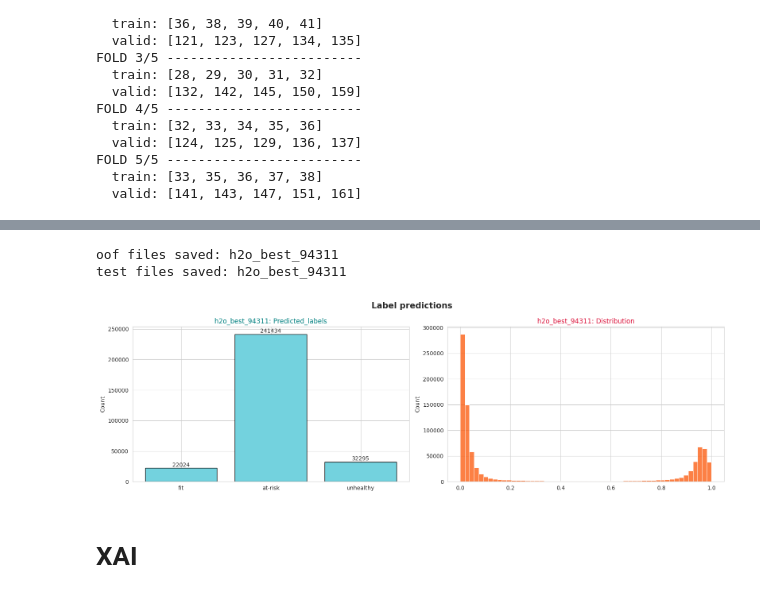
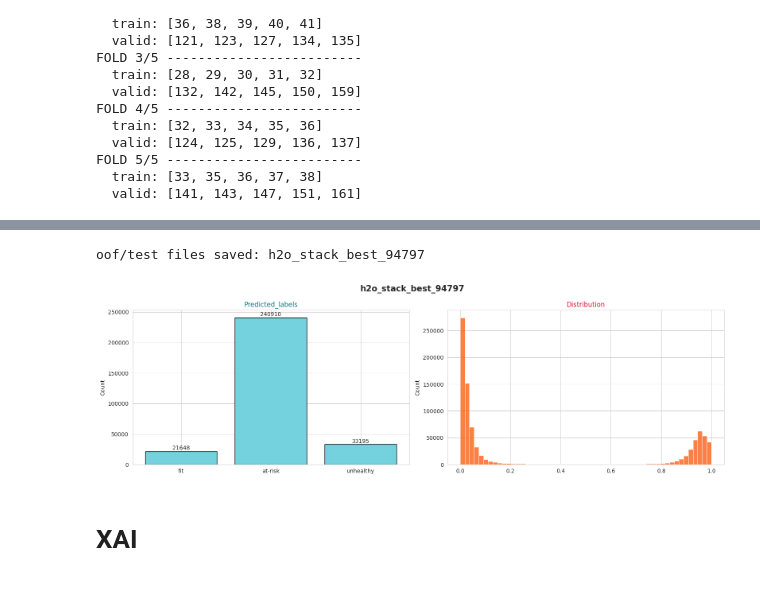
Before and after one commit to coded-sly/ps6e7-Student-Health, a Jupyter notebook: ps6e7-h2o-automl-student-health.ipynb, the cells around one changed output, grey strips where cells are left out. Cells and saved outputs as stored; diff of their text form; code cells hidden in the pictures.

```diff
--- a/ps6e7-h2o-automl-student-health.ipynb
+++ b/ps6e7-h2o-automl-student-health.ipynb
@@ -1286,18 +1287,20 @@ FOLD 5/5 -------------------------
 # if all_predictions:
 #     all_predictions.clear()
 
+USE_CV_STACK = True
+
 h_params = {
     'max_models': 40,
-    'max_runtime_secs': 8000, # 60*10,
+    'max_runtime_secs': 8000, #60*5,
     # 'max_runtime_secs_per_model': 300,
-    'nfolds': 0, # def=-1, 0 if validation_frame is provided
-    'stopping_rounds': 5, # 10
+    'nfolds': 4 if USE_CV_STACK else 0, # def=-1, 0 if validation_frame is provided
+    # 'stopping_rounds': 5, # 10
     # 'stopping_metric': "mean_per_class_error",
     # "preprocessing": ['target_encoding'],
     'seed': CFG['SEED'],
 }
 
-n = "h2o"
+n = "h2o_stack" if USE_CV_STACK else "h2o_top"
 
 # for VALUE in [3, 5, 10]: #
 #     PARAMS["stopping_rounds"] = VALUE
@@ -1312,5 +1315,6 @@ all_predictions[n] = Trainer_CV(
     kfold=skf,
     cat_cols=ALL_CATS,
     use_weights=False,
+    use_cv_stack=USE_CV_STACK,
 )
 # %% [output]
@@ -1496,7 +1485,7 @@ plt.title("- h2o model scores -", fontsize=15, fontweight="semibold")
 plt.tick_params("x", rotation=0)
 
 for i, s in enumerate(all_model_scores.values()):
-    plt.text(float(i), s+1e-5, s, ha="center", va="center_baseline")
+    plt.text(float(i), s+2e-4, s, ha="center", va="center_baseline")
 
 plt.tight_layout()
 plt.show()
@@ -1551,41 +1529,40 @@ for i, (k, v) in enumerate(all_predictions.items()):
     for x, y in v.items():
         ## -- Save TEST predictions --
         if x == "oof_preds":
             n = f"{k}_best_{str(all_scores[i]).split('.')[1]}"
             np.save(f"oof_{n}_.npy", y)
-            print(f"oof files saved: {CFG['YELLOW']}{n}{CFG['RESET']}")
+            # print(f"oof files saved: {CFG['YELLOW']}{n}{CFG['RESET']}")
         # ----------------------------------------------------------------------
         ## -- Save TEST predictions --
         elif x == "test_preds":
             np.save(f"test_{n}_.npy", y)
 
             preds_ = np.argmax(y, axis=1)
             submit[TARGET] = pd.Series(preds_).map(r_mapping)
             submit.to_csv(f"submit_{n}.csv", index=False)
-            print(f"test files saved: {CFG['YELLOW']}{n}{CFG['RESET']}")
-            print()
+            # print(f"test files saved: {CFG['YELLOW']}{n}{CFG['RESET']}")
+            print(f"oof/test files saved: {CFG['YELLOW']}{n}{CFG['RESET']}")
 
             counts = [np.sum(preds_ == _) for _ in range(len(np.unique(preds_)))]
 
             fig, axs = plt.subplots(1, 2, figsize=(16, 5))
             axs[0].bar([*mapping.keys()], counts, color="#73D2DE", edgecolor="k")
-            axs[0].set_title(f"{n}: Predicted_labels", color="teal")
+            axs[0].set_title(f"Predicted_labels", color="teal")
             axs[0].set_ylabel("Count")
 
             for i, c in enumerate(counts):
                 axs[0].text(i, c+2500, str(c), ha="center", fontsize=10)
 
             sns.histplot(y.ravel(), ax=axs[1], color="#FB5607")
-            axs[1].set_title(f"{n}: Distribution", color="crimson")
+            axs[1].set_title(f"Distribution", color="crimson")
 
-            plt.suptitle("Label predictions", fontsize=15, fontweight="semibold")
+            plt.suptitle(n, fontsize=15, fontweight="semibold")
             plt.tight_layout()
             plt.show()
 
             print()
 # %% [output]
-oof files saved: h2o_best_94311
-test files saved: h2o_best_94311
+oof/test files saved: h2o_stack_best_94797
-[figure, old version]
+[figure, new version]
 # %% [markdown]
 # XAI
```
Also changed, not shown: parts of 7 cells of this notebook.
